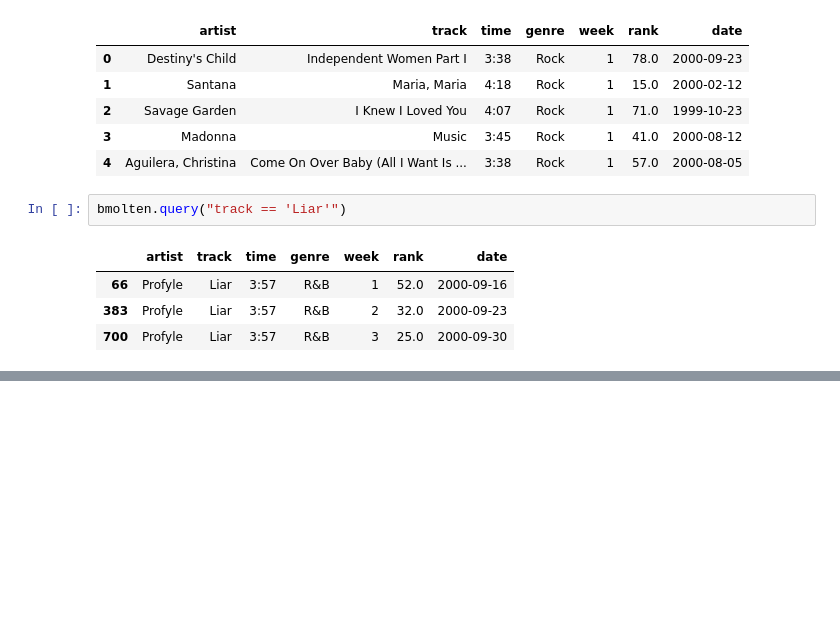
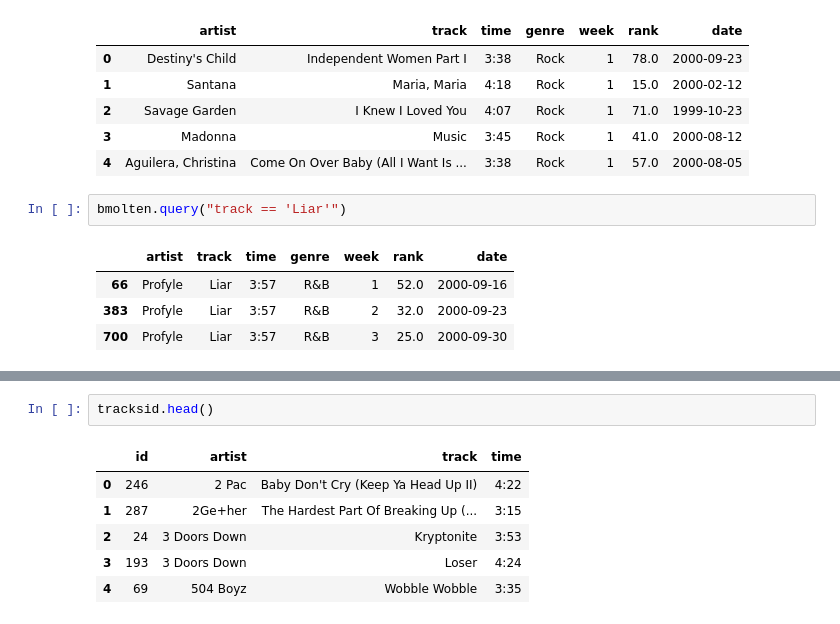
Before and after one commit to aicharya/PyStatsLi, a Jupyter notebook: Data_Cleaning.ipynb, the cells around one changed output, grey strips where cells are left out. Saved outputs shown, nothing was run; the diff lists cells and outputs as text; blank space fills up the shorter version.

```diff
--- a/Data_Cleaning.ipynb
+++ b/Data_Cleaning.ipynb
@@ -226,0 +274,9 @@ bmolten.query("track == 'Liar'")
+# %%
+tracksid.head()
+# %% [output]
+|  | id | artist | track | time |
+| 0 | 246 | 2 Pac | Baby Don't Cry (Keep Ya Head Up II) | 4:22 |
+| 1 | 287 | 2Ge+her | The Hardest Part Of Breaking Up (... | 3:15 |
+| 2 | 24 | 3 Doors Down | Kryptonite | 3:53 |
+| 3 | 193 | 3 Doors Down | Loser | 4:24 |
+| 4 | 69 | 504 Boyz | Wobble Wobble | 3:35 |
```
Also changed, not shown: parts of 28 cells of this notebook.
